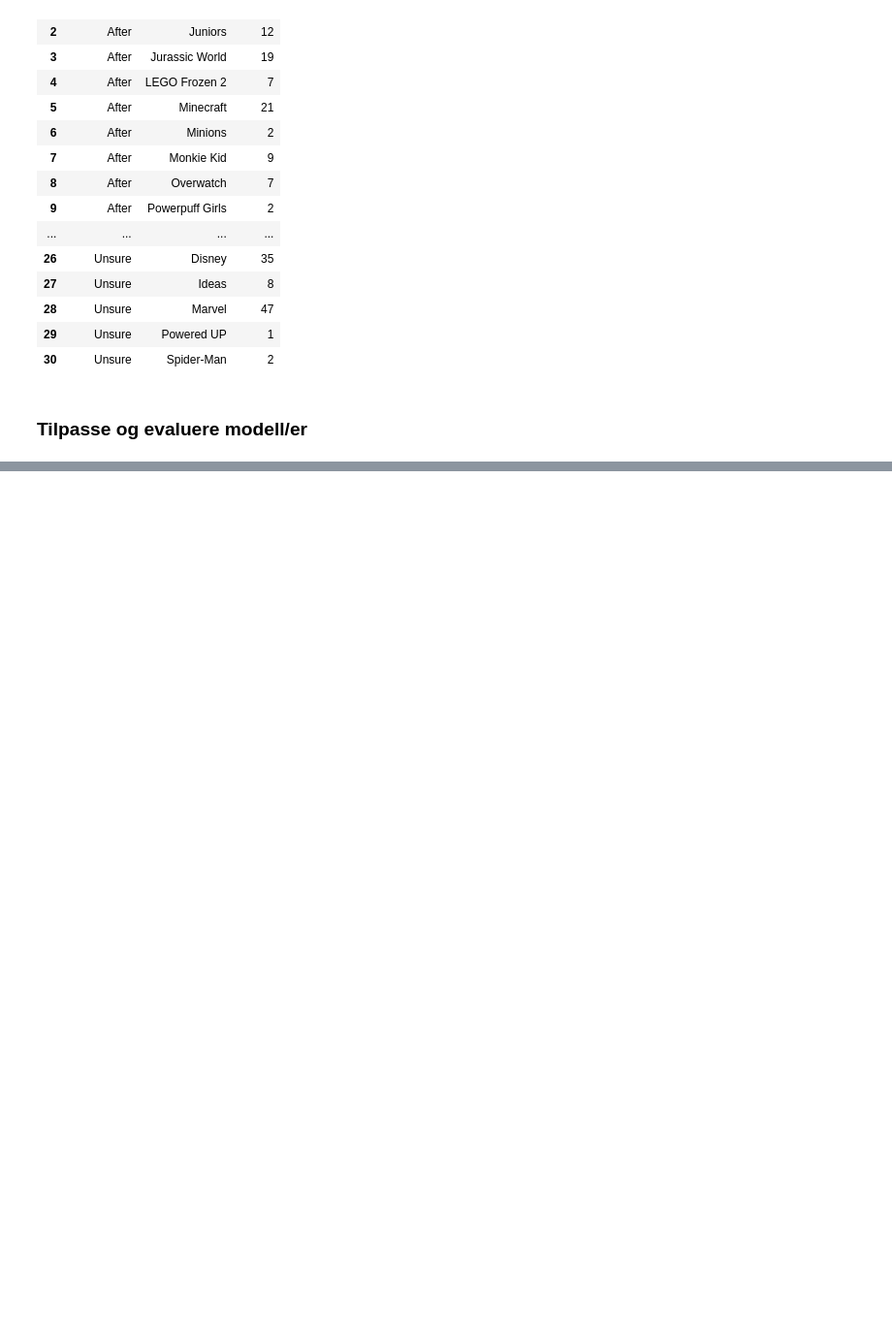
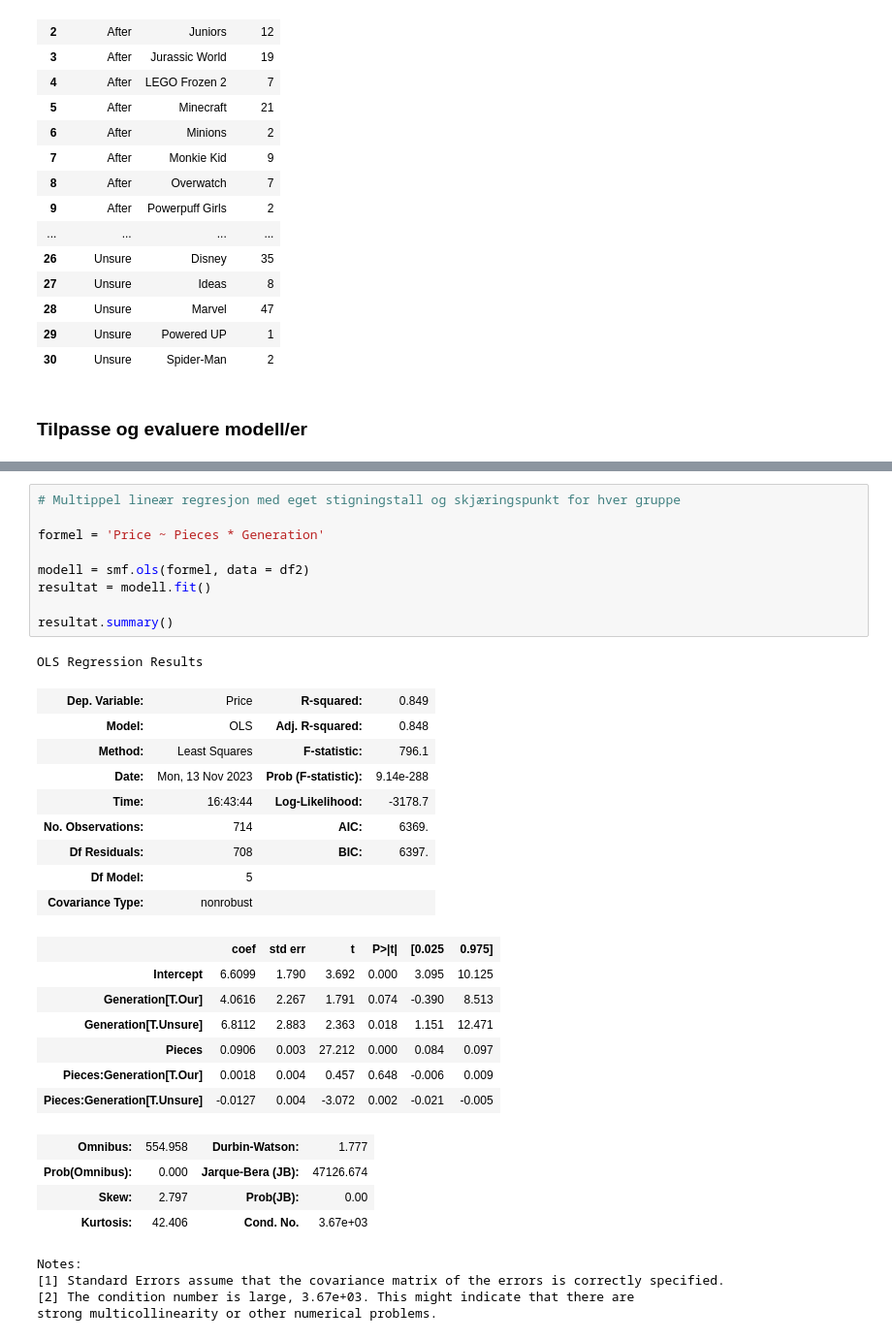
Before and after one commit to sagrimstad/ISTA1003_prosjekt, a Jupyter notebook: oppg1.ipynb, the cells around one changed output, grey strips where cells are left out. Shown at 97% size. Cells and saved outputs as stored; diff of their text form; blank space fills up the shorter version.

```diff
--- a/oppg1.ipynb
+++ b/oppg1.ipynb
@@ -783,0 +786,35 @@ plt.show()
+# %%
+# Multippel lineær regresjon med eget stigningstall og skjæringspunkt for hver gruppe
+
+formel = 'Price ~ Pieces * Generation'
+
+modell = smf.ols(formel, data = df2)
+resultat = modell.fit()
+
+resultat.summary()
+# %% [output]
+OLS Regression Results
+| Dep. Variable: | Price | R-squared: | 0.849 |
+| Model: | OLS | Adj. R-squared: | 0.848 |
+| Method: | Least Squares | F-statistic: | 796.1 |
+| Date: | Mon, 13 Nov 2023 | Prob (F-statistic): | 9.14e-288 |
+| Time: | 16:43:44 | Log-Likelihood: | -3178.7 |
+| No. Observations: | 714 | AIC: | 6369. |
+| Df Residuals: | 708 | BIC: | 6397. |
+| Df Model: | 5 |  |  |
+| Covariance Type: | nonrobust |  |  |
+|  | coef | std err | t | P>|t| | [0.025 | 0.975] |
+| Intercept | 6.6099 | 1.790 | 3.692 | 0.000 | 3.095 | 10.125 |
+| Generation[T.Our] | 4.0616 | 2.267 | 1.791 | 0.074 | -0.390 | 8.513 |
+| Generation[T.Unsure] | 6.8112 | 2.883 | 2.363 | 0.018 | 1.151 | 12.471 |
+| Pieces | 0.0906 | 0.003 | 27.212 | 0.000 | 0.084 | 0.097 |
+| Pieces:Generation[T.Our] | 0.0018 | 0.004 | 0.457 | 0.648 | -0.006 | 0.009 |
+| Pieces:Generation[T.Unsure] | -0.0127 | 0.004 | -3.072 | 0.002 | -0.021 | -0.005 |
+| Omnibus: | 554.958 | Durbin-Watson: | 1.777 |
+| Prob(Omnibus): | 0.000 | Jarque-Bera (JB): | 47126.674 |
+| Skew: | 2.797 | Prob(JB): | 0.00 |
+| Kurtosis: | 42.406 | Cond. No. | 3.67e+03 |
+Notes:
+[1] Standard Errors assume that the covariance matrix of the errors is correctly specified.
+[2] The condition number is large, 3.67e+03. This might indicate that there are
+strong multicollinearity or other numerical problems.
```
Also changed, not shown: parts of 18 cells of this notebook.
